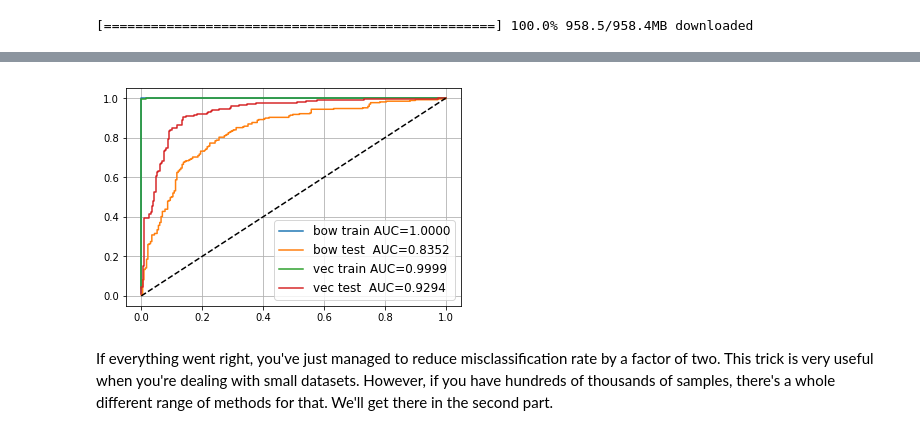
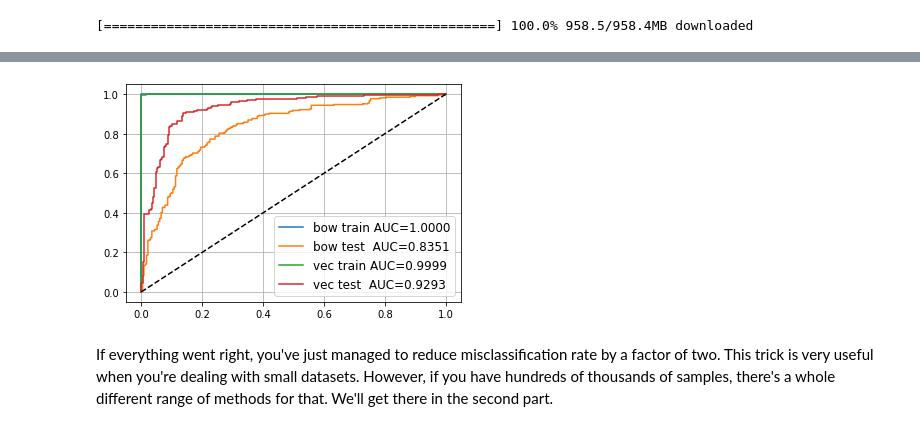
Before and after one commit to svl96/nlp_course, a Jupyter notebook: week02_classification/homework_part1.ipynb, the cells around one changed output, grey strips where cells are left out. Saved outputs shown, nothing was run; the diff lists cells and outputs as text; code cells hidden in the pictures.

```diff
--- a/week02_classification/homework_part1.ipynb
+++ b/week02_classification/homework_part1.ipynb
@@ -179,7 +179,7 @@ X_test_tf_idf = np.stack(list(map(tf_idf, texts_test)))
 # %% [output]
 Wall time: 15.4 s
 # %%
-tf_idf_model = LogisticRegression(solver='lbfgs').fit(X_train_tf_idf, y_train)
+tf_idf_model = LogisticRegression(solver='liblinear').fit(X_train_tf_idf, y_train)
 # %%
 for name, X, y, model in [
     ('train', X_train_tf_idf, y_train, tf_idf_model),
@@ -254,10 +254,12 @@ def vectorize_sum(comment):
     """
     implement a function that converts preprocessed comment to a sum of token vectors
     """
-    embedding_dim = embeddings.wv.vectors.shape[1]
+    embedding_dim = embeddings.vectors.shape[1]
     features = np.zeros([embedding_dim], dtype='float32')
 
-    <YOUR CODE>
+    for token in comment.split(' '):
+        if token in embeddings.vocab:
+            features += embeddings.get_vector(token)
 
     return features
 
@@ -271,23 +280,23 @@ X_test_wv = np.stack([vectorize_sum(text) for text in texts_test])
 # %%
-wv_model = LogisticRegression().fit(X_train_wv, y_train)
+wv_model = LogisticRegression(solver='liblinear').fit(X_train_wv, y_train)
 
 for name, X, y, model in [
     ('bow train', X_train_bow, y_train, bow_model),
     ('bow test ', X_test_bow, y_test, bow_model),
     ('vec train', X_train_wv, y_train, wv_model),
     ('vec test ', X_test_wv, y_test, wv_model)
 ]:
     proba = model.predict_proba(X)[:, 1]
     auc = roc_auc_score(y, proba)
     plt.plot(*roc_curve(y, proba)[:2], label='%s AUC=%.4f' % (name, auc))
 
 plt.plot([0, 1], [0, 1], '--', color='black',)
 plt.legend(fontsize='large')
 plt.grid()
 
 assert roc_auc_score(y_test, wv_model.predict_proba(X_test_wv)[:, 1]) > 0.92, "something's wrong with your features"
 # %% [output]
-[figure, old version]
+[figure, new version]
 # %% [markdown]
 If everything went right, you've just managed to reduce misclassification rate by a factor of two.
 This trick is very useful when you're dealing with small datasets. However, if you have hundreds of thousands of samples, there's a whole different range of methods for that. We'll get there in the second part.
```
Also changed, not shown: parts of 2 cells of this notebook.
